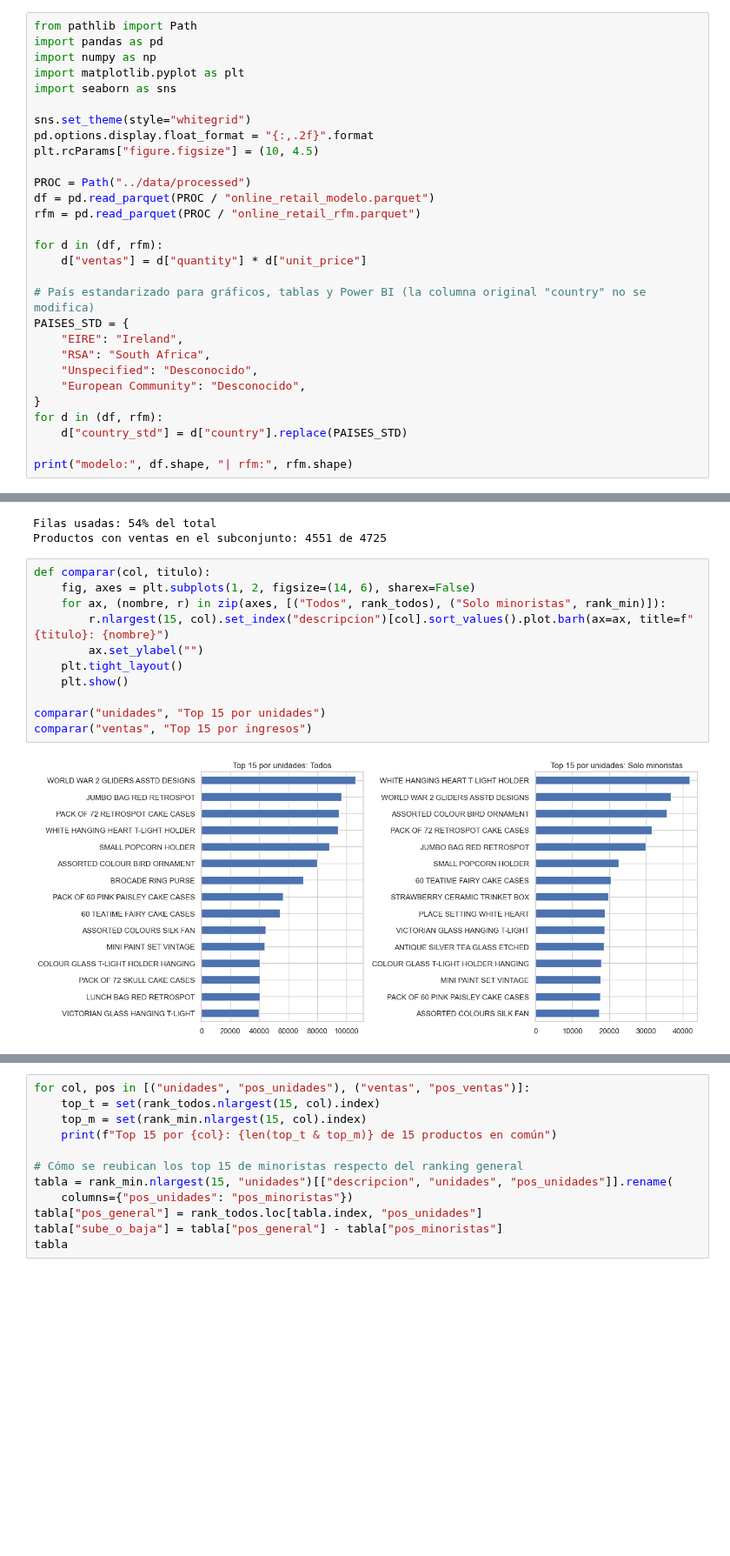
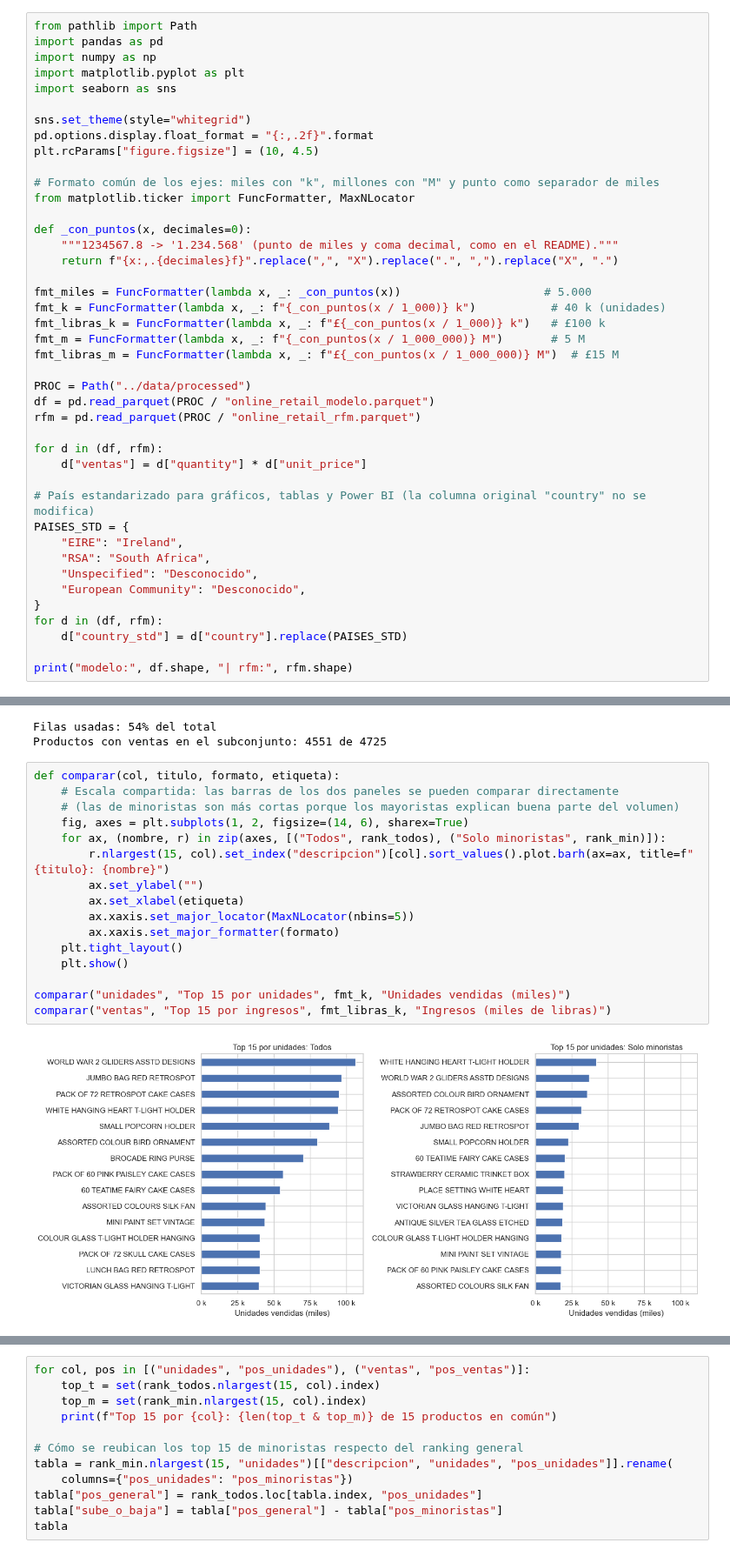
Before and after one commit to MafeLopezQuintana/asistente-regalos-ecommerce, a Jupyter notebook: notebooks/03_eda.ipynb, the cells around one changed output, grey strips where cells are left out. Shown at 87% size. Drawn from its saved outputs; the diff is of its cells as text; blank space fills up the shorter version.

```diff
--- a/notebooks/03_eda.ipynb
+++ b/notebooks/03_eda.ipynb
@@ -39,6 +39,19 @@ import seaborn as sns
 sns.set_theme(style="whitegrid")
 pd.options.display.float_format = "{:,.2f}".format
 plt.rcParams["figure.figsize"] = (10, 4.5)
+
+# Formato común de los ejes: miles con "k", millones con "M" y punto como separador de miles
+from matplotlib.ticker import FuncFormatter, MaxNLocator
+
+def _con_puntos(x, decimales=0):
+    """1234567.8 -> '1.234.568' (punto de miles y coma decimal, como en el README)."""
+    return f"{x:,.{decimales}f}".replace(",", "X").replace(".", ",").replace("X", ".")
+
+fmt_miles = FuncFormatter(lambda x, _: _con_puntos(x))                     # 5.000
+fmt_k = FuncFormatter(lambda x, _: f"{_con_puntos(x / 1_000)} k")           # 40 k (unidades)
+fmt_libras_k = FuncFormatter(lambda x, _: f"£{_con_puntos(x / 1_000)} k")   # £100 k
+fmt_m = FuncFormatter(lambda x, _: f"{_con_puntos(x / 1_000_000)} M")       # 5 M
+fmt_libras_m = FuncFormatter(lambda x, _: f"£{_con_puntos(x / 1_000_000)} M")  # £15 M
 
 PROC = Path("../data/processed")
 df = pd.read_parquet(PROC / "online_retail_modelo.parquet")
@@ -1954,15 +1984,20 @@ print(f"Productos con ventas en el subconjunto: {len(rank_min)} de {len(rank_tod
 Filas usadas: 54% del total
 Productos con ventas en el subconjunto: 4551 de 4725
 # %%
-def comparar(col, titulo):
-    fig, axes = plt.subplots(1, 2, figsize=(14, 6), sharex=False)
+def comparar(col, titulo, formato, etiqueta):
+    # Escala compartida: las barras de los dos paneles se pueden comparar directamente
+    # (las de minoristas son más cortas porque los mayoristas explican buena parte del volumen)
+    fig, axes = plt.subplots(1, 2, figsize=(14, 6), sharex=True)
     for ax, (nombre, r) in zip(axes, [("Todos", rank_todos), ("Solo minoristas", rank_min)]):
         r.nlargest(15, col).set_index("descripcion")[col].sort_values().plot.barh(ax=ax, title=f"{titulo}: {nombre}")
         ax.set_ylabel("")
+        ax.set_xlabel(etiqueta)
+        ax.xaxis.set_major_locator(MaxNLocator(nbins=5))
+        ax.xaxis.set_major_formatter(formato)
     plt.tight_layout()
     plt.show()
 
-comparar("unidades", "Top 15 por unidades")
-comparar("ventas", "Top 15 por ingresos")
+comparar("unidades", "Top 15 por unidades", fmt_k, "Unidades vendidas (miles)")
+comparar("ventas", "Top 15 por ingresos", fmt_libras_k, "Ingresos (miles de libras)")
 # %% [output]
-[figure, old version]
+[figure, new version]
```
Also changed, not shown: parts of 7 cells of this notebook.
